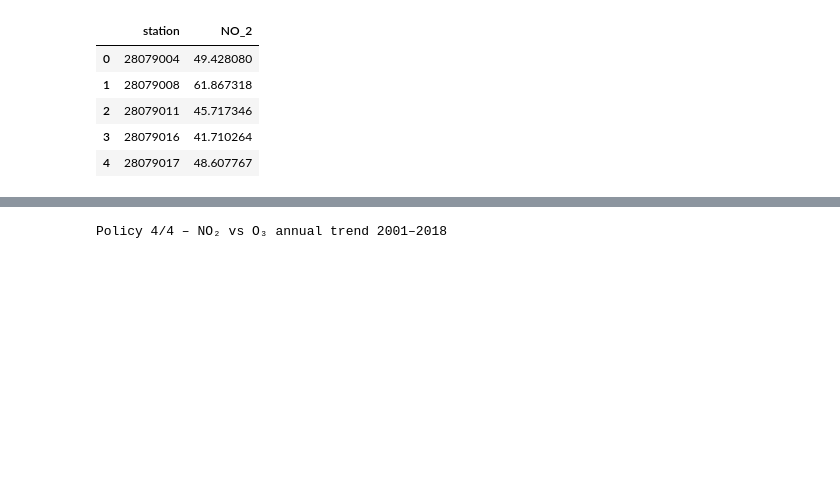
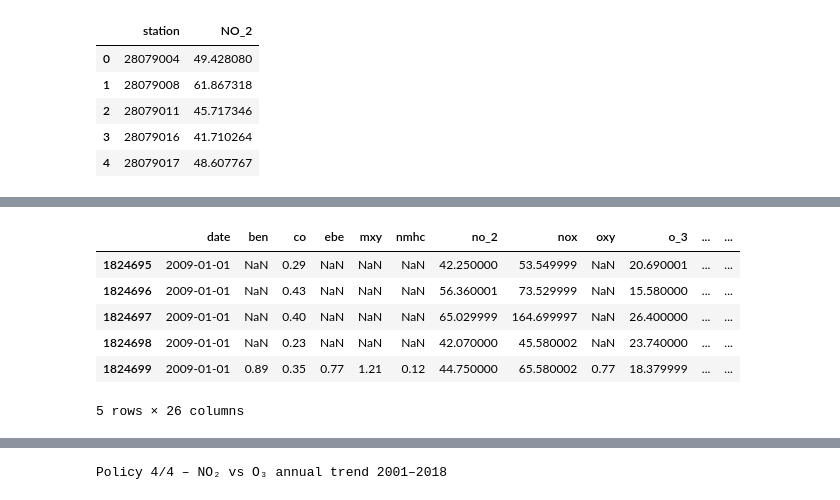
Before and after one commit to yabets/VDS2526, a Jupyter notebook: Q2-Q4-visualisation.ipynb, the cells around one changed output, grey strips where cells are left out. Saved outputs shown, nothing was run; the diff lists cells and outputs as text; code cells hidden in the pictures; blank space fills up the shorter version.

```diff
--- a/Q2-Q4-visualisation.ipynb
+++ b/Q2-Q4-visualisation.ipynb
@@ -81,0 +122,23 @@ fig.show()
+# %%
+# choose what pollutants to compare
+non_pollutant_cols = [
+    "date", "year", "station", "id", "name", "address",
+    "lon", "lat", "elevation"
+]
+
+pollutants = [
+    col for col in df_all.columns
+    if col not in non_pollutant_cols
+]
+
+df = df_all[df_all["year"].isin([BASE_YEAR, COMPARE_YEAR])].copy()
+
+df.head()
+# %% [output]
+|  | date | ben | co | ebe | mxy | nmhc | no_2 | nox | oxy | o_3 | ... | ... |
+| 1824695 | 2009-01-01 | NaN | 0.29 | NaN | NaN | NaN | 42.250000 | 53.549999 | NaN | 20.690001 | ... | ... |
+| 1824696 | 2009-01-01 | NaN | 0.43 | NaN | NaN | NaN | 56.360001 | 73.529999 | NaN | 15.580000 | ... | ... |
+| 1824697 | 2009-01-01 | NaN | 0.40 | NaN | NaN | NaN | 65.029999 | 164.699997 | NaN | 26.400000 | ... | ... |
+| 1824698 | 2009-01-01 | NaN | 0.23 | NaN | NaN | NaN | 42.070000 | 45.580002 | NaN | 23.740000 | ... | ... |
+| 1824699 | 2009-01-01 | 0.89 | 0.35 | 0.77 | 1.21 | 0.12 | 44.750000 | 65.580002 | 0.77 | 18.379999 | ... | ... |
+5 rows × 26 columns
```
Also changed, not shown: parts of 7 cells of this notebook.
